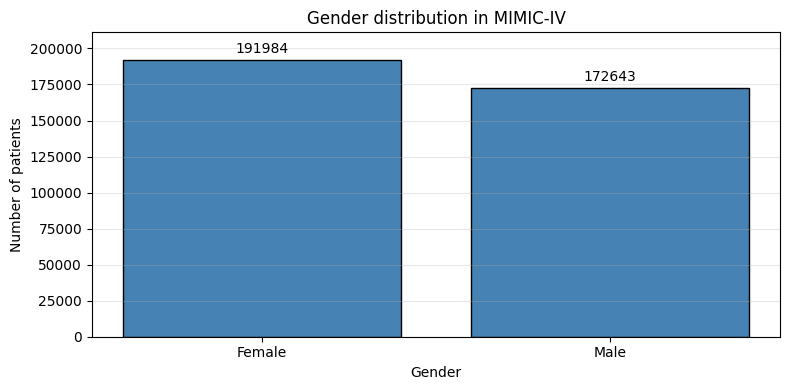
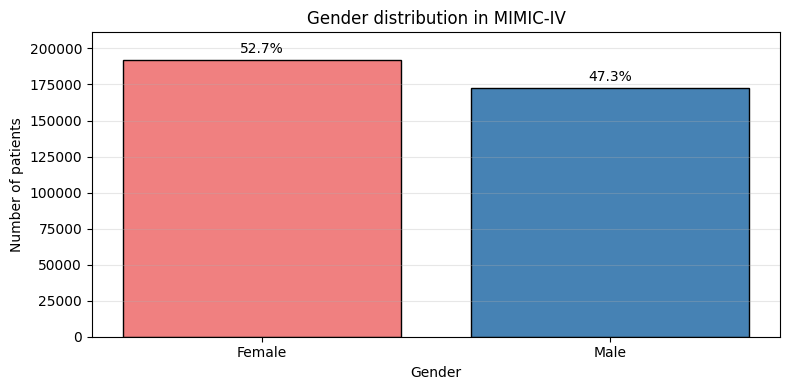
Code edit (unified diff) that turned the first committed figure into the second:
--- before
+++ after
@@ -1,8 +1,9 @@
 counts = demo["gender"].value_counts().reindex(["F", "M"])
 labels = ["Female", "Male"]
+percentages = counts / counts.sum() * 100
 
 fig, ax = plt.subplots(figsize=(8, 4))
-bars = ax.bar(labels, counts.values, color="steelblue", edgecolor="black")
-ax.bar_label(bars, padding=3)
+bars = ax.bar(labels, counts.values, color=["lightcoral", "steelblue"], edgecolor="black")
+ax.bar_label(bars, labels=[f"{p:.1f}%" for p in percentages], padding=3)
 ax.set_xlabel("Gender")
 ax.set_ylabel("Number of patients")
@@ -11,3 +12,4 @@
 ax.margins(y=0.1)
 plt.tight_layout()
+save_fig("gender_distribution")
 plt.show()

Commit: Refactor code structure for improved readability and maintainability